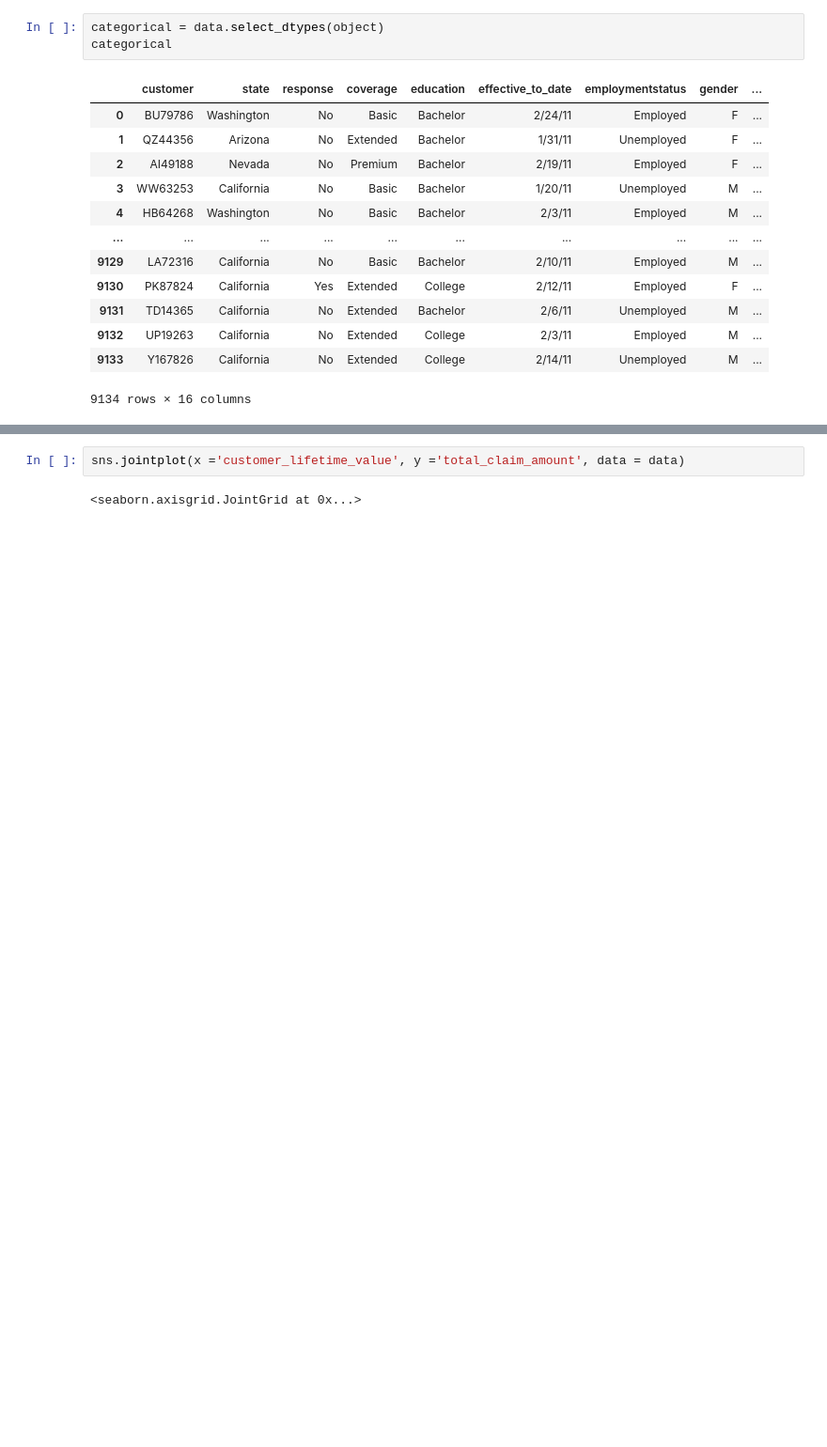
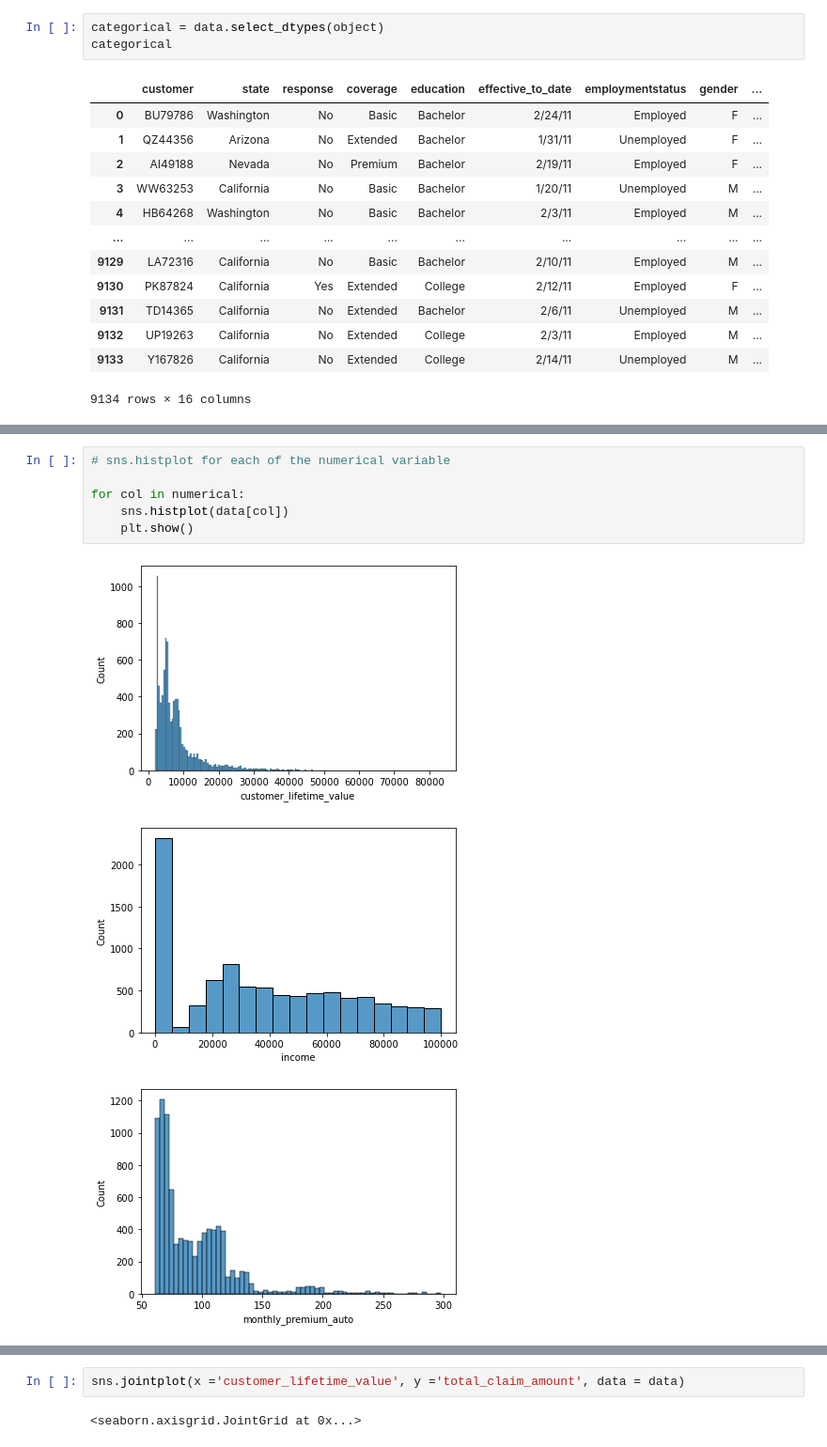
Before and after one commit to allabe93/lab-customer-analysis-round-4, a Jupyter notebook: lab-customer-analysis-round-4.ipynb, the cells around one changed output, grey strips where cells are left out. Shown at 94% size. Saved outputs shown, nothing was run; the diff lists cells and outputs as text; blank space fills up the shorter version.

```diff
--- a/lab-customer-analysis-round-4.ipynb
+++ b/lab-customer-analysis-round-4.ipynb
@@ -311,0 +111,10 @@ plt.show()
+# %%
+# sns.histplot for each of the numerical variable
+
+for col in numerical:
+    sns.histplot(data[col])
+    plt.show()
+# %% [output]
+[figure, added]
+[figure, added]
+[figure, added]
```
Also changed, not shown: parts of 47 cells of this notebook.
